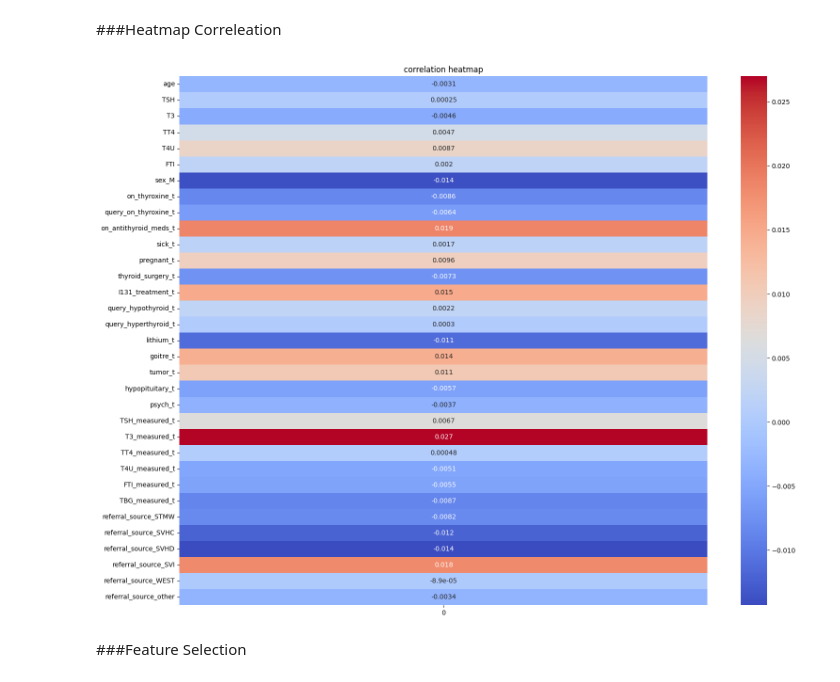
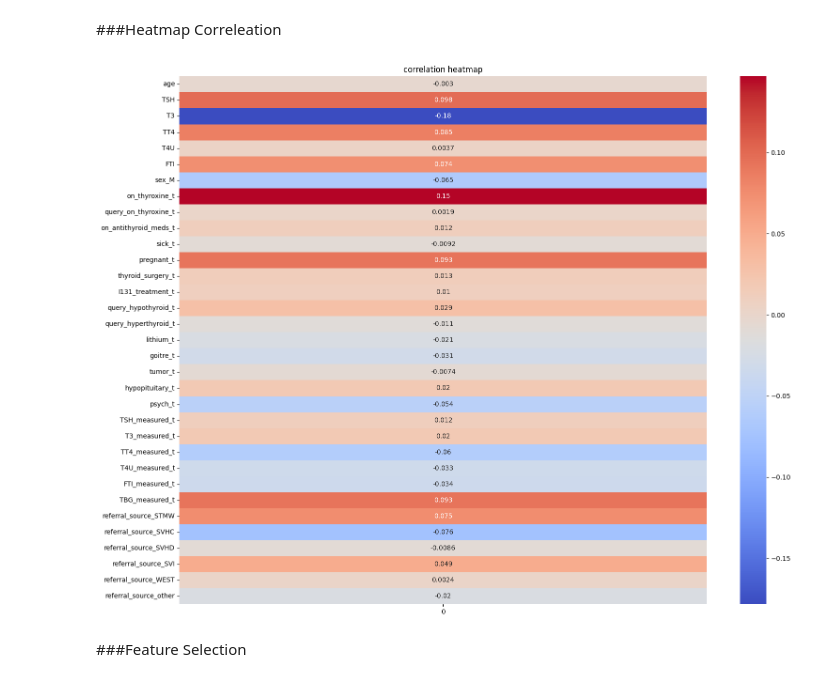
Before and after one commit to Soju-004/Thyroid-Disease_Team-Data-Prerprocessing-Project, a Jupyter notebook: Class_Imbalance_and_Feature_Selection_Soju_Jacob_Sony.ipynb, the cells around one changed output. Saved outputs shown, nothing was run; the diff lists cells and outputs as text; code cells hidden in the pictures.

Commit message:
This PR corrects technical issues identified in the previously merged notebook. Fixed correlation analysis to use matching original training features and target.

```diff
--- a/Class_Imbalance_and_Feature_Selection_Soju_Jacob_Sony.ipynb
+++ b/Class_Imbalance_and_Feature_Selection_Soju_Jacob_Sony.ipynb
@@ -1024,14 +1024,14 @@ dtype: int64
 # %%
 plt.figure(figsize=(16,12))
 corr=X_train_final.corrwith(
-    y_train_imbalance.iloc[:,0],
+    y_train_encoded.iloc[:,0],
 ).to_frame()
 sns.heatmap(corr,annot=True,cmap='coolwarm')
 plt.title('correlation heatmap')
 plt.tight_layout()
 plt.show()
 # %% [output]
-[figure, old version]
+[figure, new version]
 # %% [markdown]
 ###Feature Selection
 # %%
```
Also changed, not shown: parts of 2 cells of this notebook.
